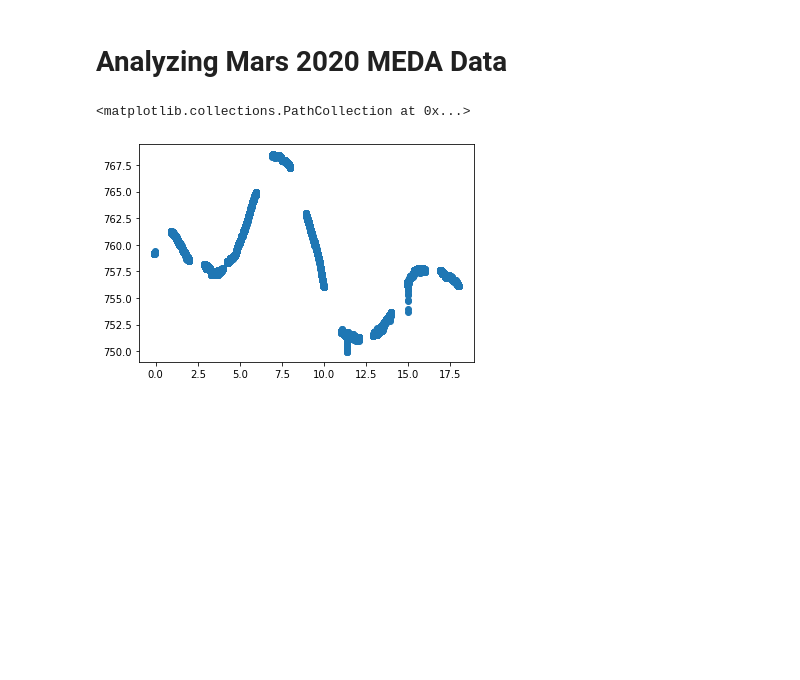
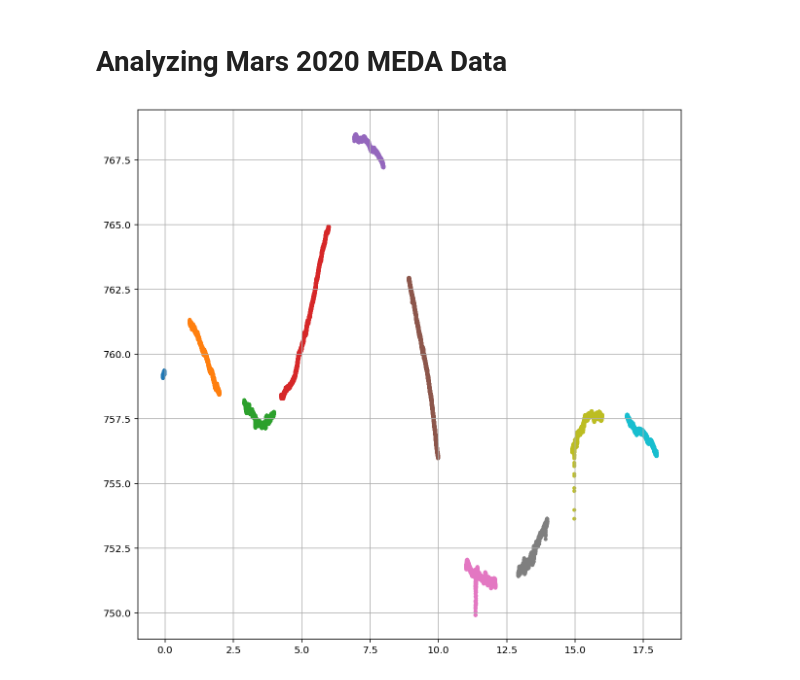
Before and after one commit to BoiseStatePlanetary/muldoon, a Jupyter notebook: docs/examples/Analyzing_Mars_2020_MEDA_Data.ipynb, the cells around one changed output. Drawn from its saved outputs; the diff is of its cells as text; code cells hidden in the pictures; blank space fills up the shorter version.

```diff
--- a/docs/examples/Analyzing_Mars_2020_MEDA_Data.ipynb
+++ b/docs/examples/Analyzing_Mars_2020_MEDA_Data.ipynb
@@ -12,8 +18,17 @@ from muldoon.read_data import *
 # %%
 # Read in data file
 filename = "./WE__0089___________DER_PS__________________P01.CSV"
 time, pressure = read_Perseverance_MEDA_data(filename)
-plt.scatter(time, pressure)
+# plt.scatter(time, pressure)
+
+times, pressures = break_at_gaps(time, pressure)
+
+fig = plt.figure(figsize=(10, 10))
+ax = fig.add_subplot(111)
+
+for i in range(len(times)):
+#     plt.axvline(time[0:-1][gaps][i])
+    ax.scatter(times[i], pressures[i], marker='.')
+ax.grid(True)
 # %% [output]
-<matplotlib.collections.PathCollection at 0x...>
-[figure, old version]
+[figure, new version]
```
Also changed, not shown: parts of 4 cells of this notebook, 3 other files.
